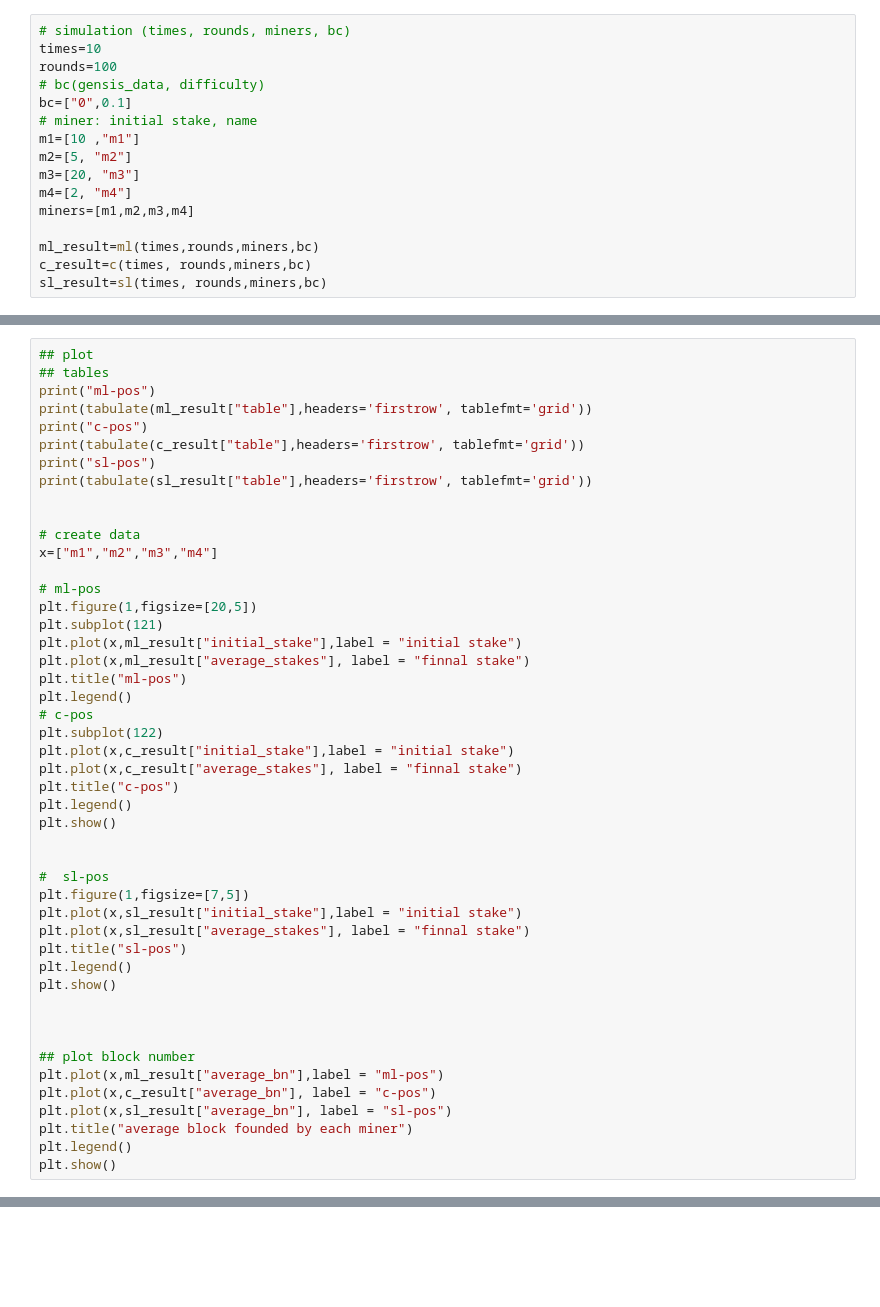
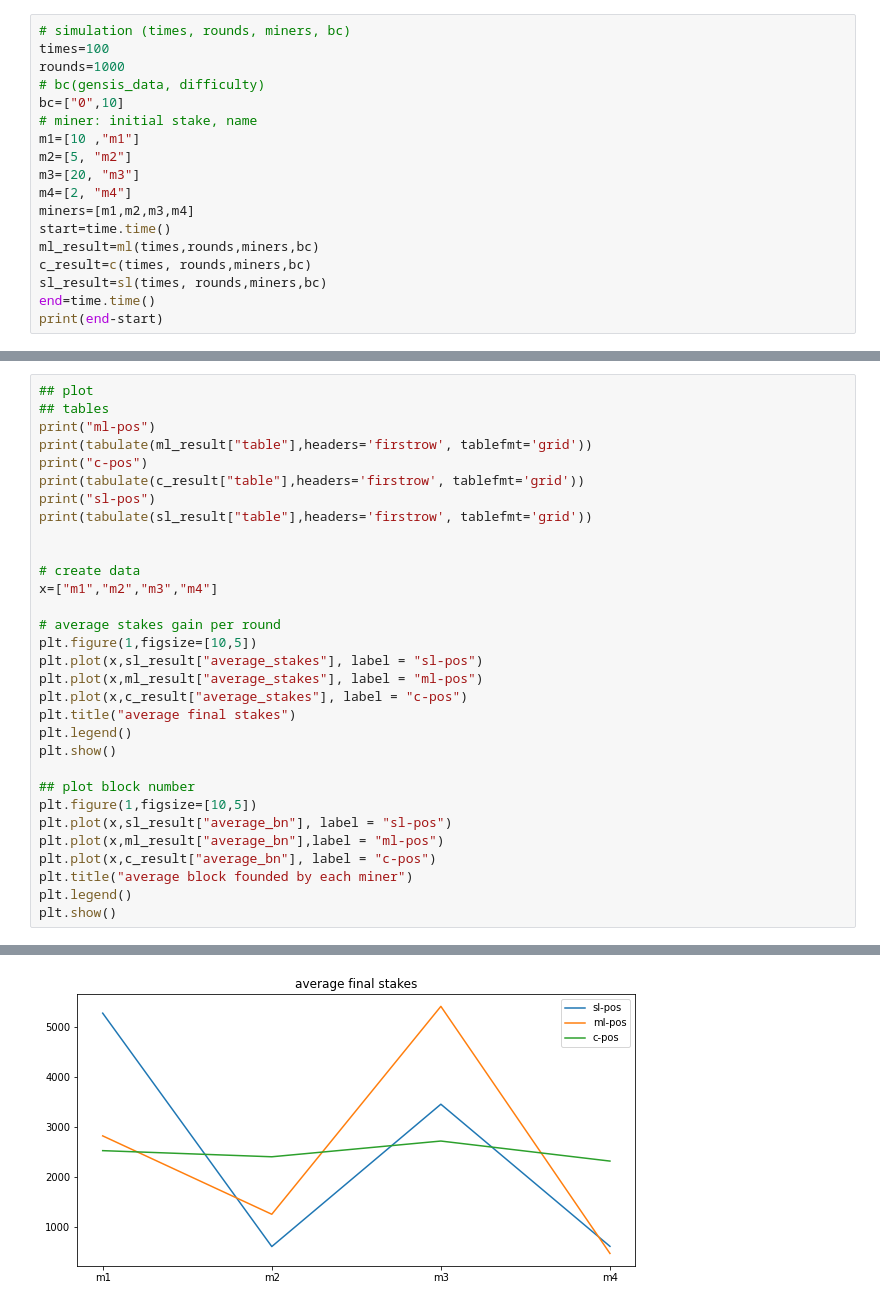
Before and after one commit to DAT650-2022/DAT650-Fairness-Analysis-for-Blockchain-Incentives, a Jupyter notebook: pos/simulation_PoS.ipynb, the cells around one changed output, grey strips where cells are left out. Cells and saved outputs as stored; diff of their text form; blank space fills up the shorter version.

```diff
--- a/pos/simulation_PoS.ipynb
+++ b/pos/simulation_PoS.ipynb
@@ -7,17 +8,19 @@ from c import runSimulation as c
 # %%
 # simulation (times, rounds, miners, bc)
-times=10
-rounds=100
+times=100
+rounds=1000
 # bc(gensis_data, difficulty)
-bc=["0",0.1]
+bc=["0",10]
 # miner: initial stake, name
 m1=[10 ,"m1"]
 m2=[5, "m2"]
 m3=[20, "m3"]
 m4=[2, "m4"]
 miners=[m1,m2,m3,m4]
-
+start=time.time()
 ml_result=ml(times,rounds,miners,bc)
 c_result=c(times, rounds,miners,bc)
 sl_result=sl(times, rounds,miners,bc)
+end=time.time()
+print(end-start)
 # %% [output]
@@ -41,36 +39,21 @@ print(tabulate(sl_result["table"],headers='firstrow', tablefmt='grid'))
 # create data
 x=["m1","m2","m3","m4"]
 
-# ml-pos
-plt.figure(1,figsize=[20,5])
-plt.subplot(121)
-plt.plot(x,ml_result["initial_stake"],label = "initial stake")
-plt.plot(x,ml_result["average_stakes"], label = "finnal stake")
-plt.title("ml-pos")
-plt.legend()
-# c-pos
-plt.subplot(122)
-plt.plot(x,c_result["initial_stake"],label = "initial stake")
-plt.plot(x,c_result["average_stakes"], label = "finnal stake")
-plt.title("c-pos")
+# average stakes gain per round
+plt.figure(1,figsize=[10,5])
+plt.plot(x,sl_result["average_stakes"], label = "sl-pos")
+plt.plot(x,ml_result["average_stakes"], label = "ml-pos")
+plt.plot(x,c_result["average_stakes"], label = "c-pos")
+plt.title("average final stakes")
 plt.legend()
 plt.show()
 
-
-#  sl-pos
-plt.figure(1,figsize=[7,5])
-plt.plot(x,sl_result["initial_stake"],label = "initial stake")
-plt.plot(x,sl_result["average_stakes"], label = "finnal stake")
-plt.title("sl-pos")
-plt.legend()
-plt.show()
-
-
-
 ## plot block number
+plt.figure(1,figsize=[10,5])
+plt.plot(x,sl_result["average_bn"], label = "sl-pos")
 plt.plot(x,ml_result["average_bn"],label = "ml-pos")
 plt.plot(x,c_result["average_bn"], label = "c-pos")
-plt.plot(x,sl_result["average_bn"], label = "sl-pos")
 plt.title("average block founded by each miner")
 plt.legend()
 plt.show()
+# %% [output]
@@ -76,0 +77 @@ plt.show()
+[figure, added]
```
Also changed, not shown: parts of 3 cells of this notebook, 4 other files.
